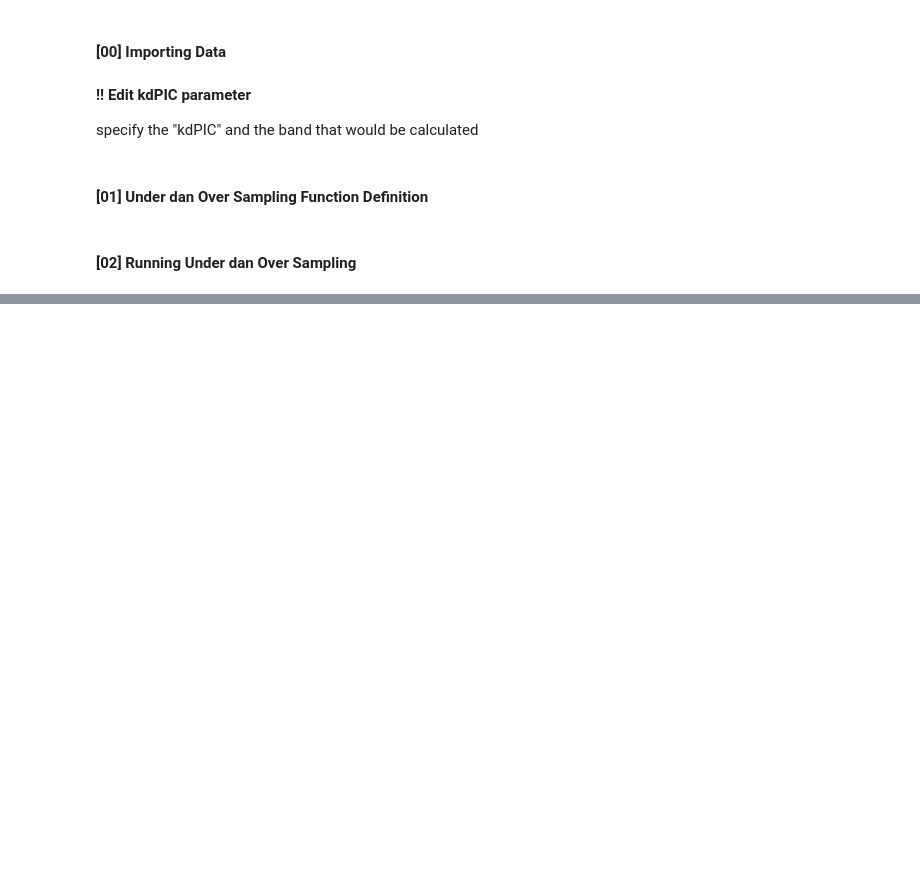
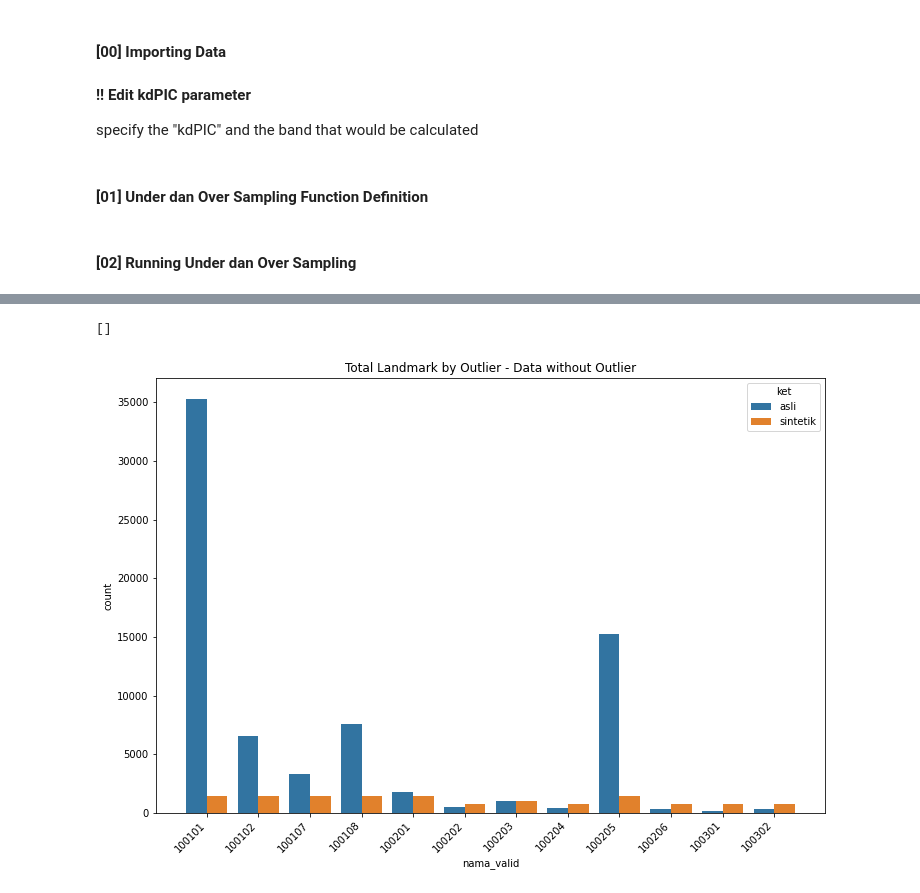
Before and after one commit to achmfirmansyah/MLST2023, a Jupyter notebook: 03_Data Preparation #3 [Over_and_Under_Sampling].ipynb, the cells around one changed output, grey strips where cells are left out. Cells and saved outputs as stored; diff of their text form; code cells hidden in the pictures; blank space fills up the shorter version.

```diff
--- a/03_Data Preparation #3 [Over_and_Under_Sampling].ipynb
+++ b/03_Data Preparation #3 [Over_and_Under_Sampling].ipynb
@@ -151,0 +160,10 @@ ValueError: min() arg is an empty sequence
+# %%
+plt.figure(figsize=(12, 8))
+sns.countplot(x='nama_valid',hue='ket',data=df_all_no_outlier)
+plt.title("Total Landmark by Outlier - Data without Outlier")
+plt.xticks(rotation=45, ha='right')
+plt.savefig('ml_output/03_over_and_under_sampling/count_plot_oversampling_wo_outlier.png')
+plt.plot()
+# %% [output]
+[]
+[figure, added]
```
Also changed, not shown: parts of 13 cells of this notebook, 6 other files.
